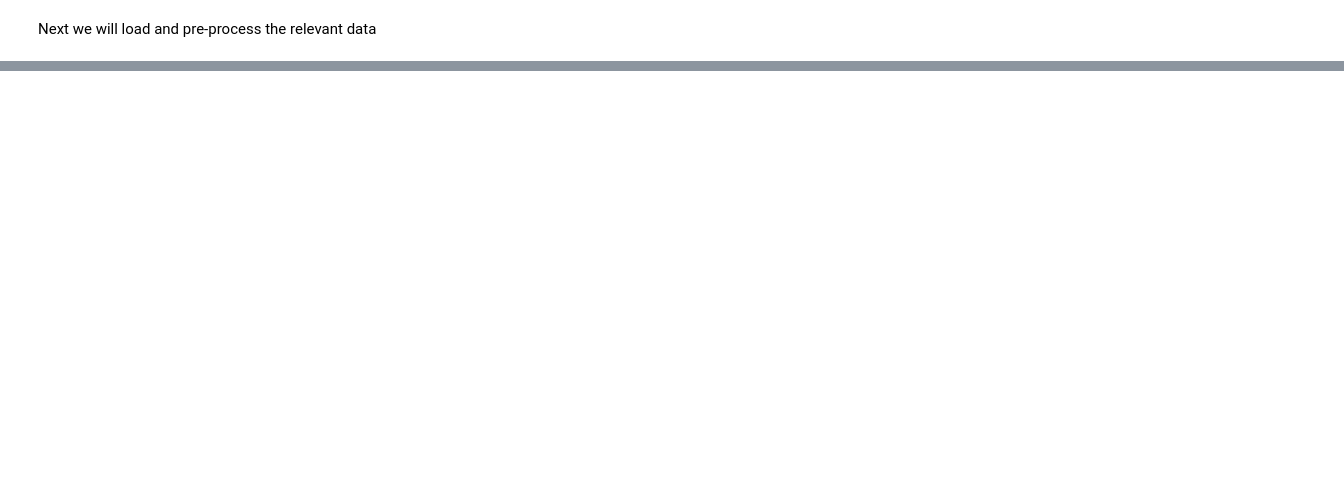
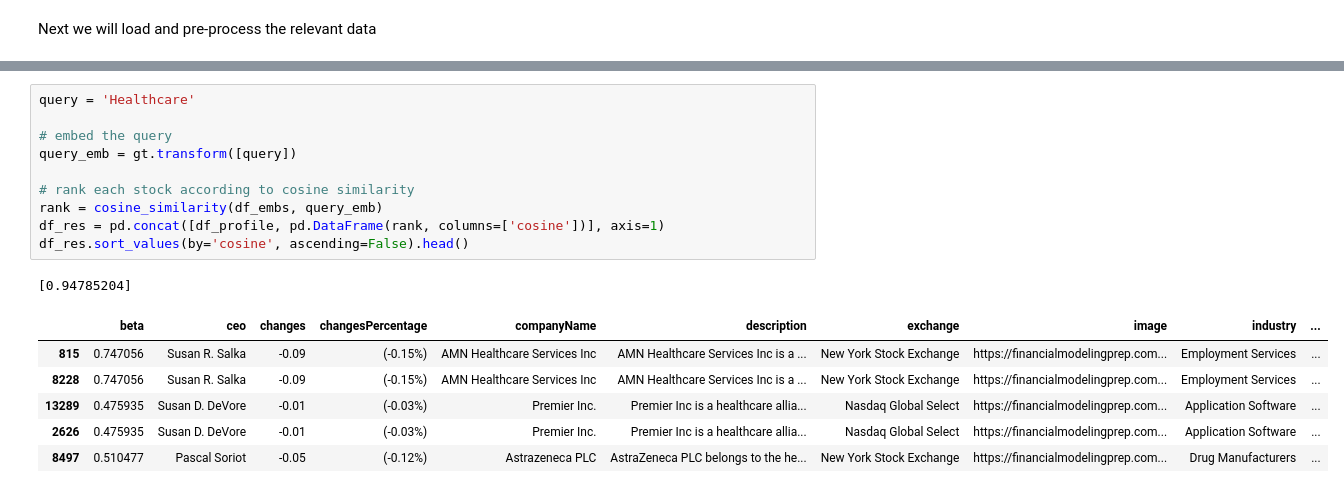
Before and after one commit to felixnext/stock_trend_analysis, a Jupyter notebook: notebooks/03-2_recommender.ipynb, the cells around one changed output, grey strips where cells are left out. Cells and saved outputs as stored; diff of their text form; blank space fills up the shorter version.

```diff
--- a/notebooks/03-2_recommender.ipynb
+++ b/notebooks/03-2_recommender.ipynb
@@ -40,0 +54,18 @@ df_cats = pd.concat([df_profile[['symbol']], df_sector_dummy, df_industry_dummy,
+# %%
+query = 'Healthcare'
+
+# embed the query
+query_emb = gt.transform([query])
+
+# rank each stock according to cosine similarity
+rank = cosine_similarity(df_embs, query_emb)
+df_res = pd.concat([df_profile, pd.DataFrame(rank, columns=['cosine'])], axis=1)
+df_res.sort_values(by='cosine', ascending=False).head()
+# %% [output]
+[0.94785204]
+|  | beta | ceo | changes | changesPercentage | companyName | description | exchange | image | industry | ... |
+| 815 | 0.747056 | Susan R. Salka | -0.09 | (-0.15%) | AMN Healthcare Services Inc | AMN Healthcare Services Inc is a ... | New York Stock Exchange | https://financialmodelingprep.com... | Employment Services | ... |
+| 8228 | 0.747056 | Susan R. Salka | -0.09 | (-0.15%) | AMN Healthcare Services Inc | AMN Healthcare Services Inc is a ... | New York Stock Exchange | https://financialmodelingprep.com... | Employment Services | ... |
+| 13289 | 0.475935 | Susan D. DeVore | -0.01 | (-0.03%) | Premier Inc. | Premier Inc is a healthcare allia... | Nasdaq Global Select | https://financialmodelingprep.com... | Application Software | ... |
+| 2626 | 0.475935 | Susan D. DeVore | -0.01 | (-0.03%) | Premier Inc. | Premier Inc is a healthcare allia... | Nasdaq Global Select | https://financialmodelingprep.com... | Application Software | ... |
+| 8497 | 0.510477 | Pascal Soriot | -0.05 | (-0.12%) | Astrazeneca PLC | AstraZeneca PLC belongs to the he... | New York Stock Exchange | https://financialmodelingprep.com... | Drug Manufacturers | ... |
```
Also changed, not shown: parts of 5 cells of this notebook, 7 other files.
